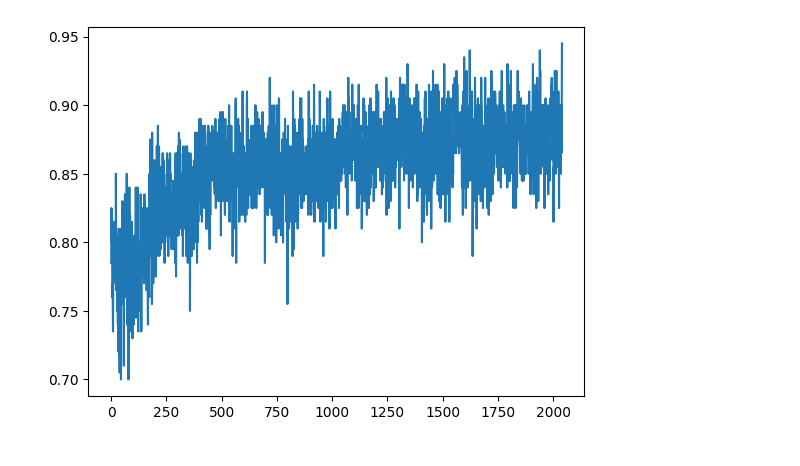
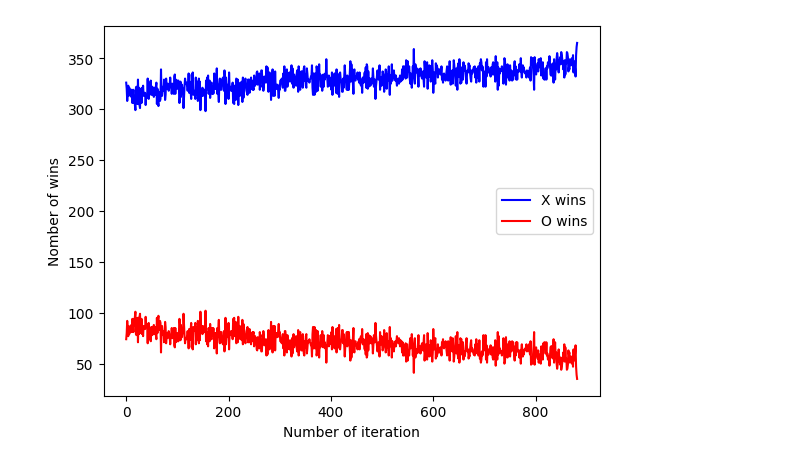
Before and after one commit to btcgames/RL_TicTacToe, a Jupyter notebook: v_learning_tiktactoe.ipynb, the cells around one changed output. Saved outputs shown, nothing was run; the diff lists cells and outputs as text; code cells hidden in the pictures.

```diff
--- a/v_learning_tiktactoe.ipynb
+++ b/v_learning_tiktactoe.ipynb
@@ -167,7 +157,7 @@ class Game():
             print('-' * 9)
 # %%
 GAMMA = 0.9
-TEST_EPISODES = 200
+TEST_EPISODES = 400
 # %%
 class O_Agent:
     def __init__(self, env):
@@ -265,26 +255,32 @@ agent_o = O_Agent(test_env)
 # %%
 iter_no = 0
 
-best_wins = 0.0
-wins = []
+best_x_mean_wins = 0.0
+x_wins = []
+o_wins = []
 
 while True:
     iter_no += 1
-    play_n_random_steps(100, test_env, agent_x)
+    play_n_random_steps(200, test_env, agent_x)
     agent_x.value_iteration()
 
-    mean_wins = 0.0
+    mean_x_wins = 0.0
+    mean_o_wins = 0.0
     for _ in range(TEST_EPISODES):
         reward, winner = play_episode(test_env, agent_x, agent_o)
         if winner == test_env.x:
-            mean_wins += 1
-    mean_wins /= TEST_EPISODES
-    wins.append(mean_wins)
+            mean_x_wins += 1
+        else:
+            mean_o_wins += 1
+#     mean_x_wins /= TEST_EPISODES
+#     mean_o_wins /= TEST_EPISODES
+    x_wins.append(mean_x_wins)
+    o_wins.append(mean_o_wins)
 
-    if mean_wins > best_wins:
-        print('Best win updated %.3f -> %.3f' % (best_wins, mean_wins))
-        best_wins = mean_wins
-    if mean_wins > 0.94:
+    if mean_x_wins > best_x_mean_wins:
+        print('Best win updated %.3f -> %.3f' % (best_x_mean_wins, mean_x_wins))
+        best_x_mean_wins = mean_x_wins
+    if mean_x_wins > 362:
         print('Solved in %d iterations' % iter_no)
         break
 # %% [output]
@@ -308,5 +300,16 @@ Solved in 2040 iterations
-# %%
-plt.plot(wins)
-plt.show()
-# %% [output]
-[figure, removed]
+# %%
+# Plotting the first graph
+plt.plot(x_wins, label='X wins', color='blue')
+
+# Plotting the second graph
+plt.plot(o_wins, label='O wins', color='red')
+
+# Adding labels and title
+plt.xlabel('Number of iteration')
+plt.ylabel('Nomber of wins')
+plt.legend()
+
+# Display the plot
+plt.show()
+# %% [output]
+[figure, added]
```
Also changed, not shown: parts of 2 cells of this notebook.
